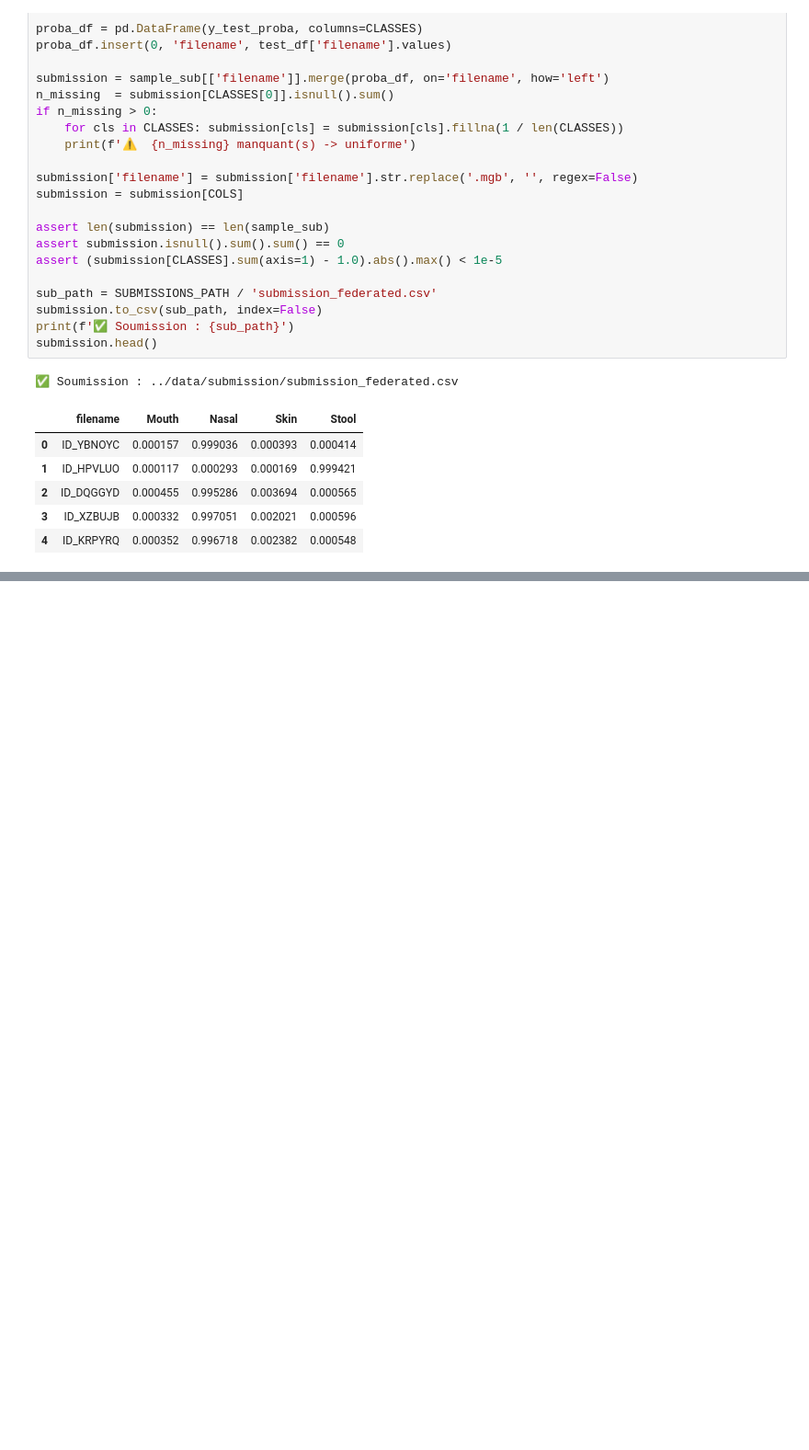
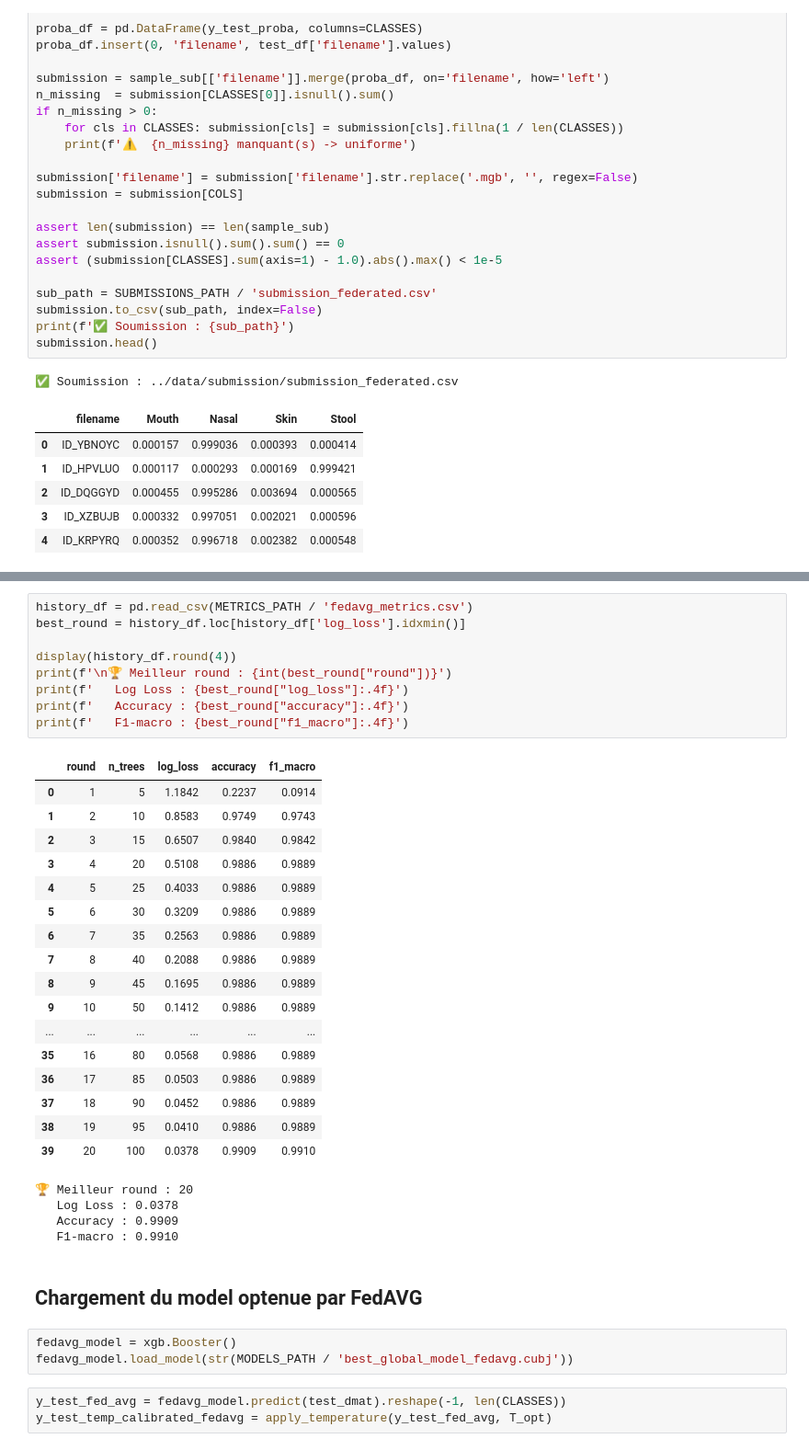
Before and after one commit to ahbarry07/fl-microbiome-mpegG, a Jupyter notebook: notebook/05_federated_model.ipynb, the cells around one changed output, grey strips where cells are left out. Shown at 92% size. Cells and saved outputs as stored; diff of their text form; blank space fills up the shorter version.

Commit message:
adding fedavg strategy

```diff
--- a/notebook/05_federated_model.ipynb
+++ b/notebook/05_federated_model.ipynb
@@ -510,0 +584,39 @@ submission.head()
+# %%
+history_df = pd.read_csv(METRICS_PATH / 'fedavg_metrics.csv')
+best_round = history_df.loc[history_df['log_loss'].idxmin()]
+
+display(history_df.round(4))
+print(f'\n🏆 Meilleur round : {int(best_round["round"])}')
+print(f'   Log Loss : {best_round["log_loss"]:.4f}')
+print(f'   Accuracy : {best_round["accuracy"]:.4f}')
+print(f'   F1-macro : {best_round["f1_macro"]:.4f}')
+# %% [output]
+|  | round | n_trees | log_loss | accuracy | f1_macro |
+| 0 | 1 | 5 | 1.1842 | 0.2237 | 0.0914 |
+| 1 | 2 | 10 | 0.8583 | 0.9749 | 0.9743 |
+| 2 | 3 | 15 | 0.6507 | 0.9840 | 0.9842 |
+| 3 | 4 | 20 | 0.5108 | 0.9886 | 0.9889 |
+| 4 | 5 | 25 | 0.4033 | 0.9886 | 0.9889 |
+| 5 | 6 | 30 | 0.3209 | 0.9886 | 0.9889 |
+| 6 | 7 | 35 | 0.2563 | 0.9886 | 0.9889 |
+| 7 | 8 | 40 | 0.2088 | 0.9886 | 0.9889 |
+| 8 | 9 | 45 | 0.1695 | 0.9886 | 0.9889 |
+| 9 | 10 | 50 | 0.1412 | 0.9886 | 0.9889 |
+| ... | ... | ... | ... | ... | ... |
+| 35 | 16 | 80 | 0.0568 | 0.9886 | 0.9889 |
+| 36 | 17 | 85 | 0.0503 | 0.9886 | 0.9889 |
+| 37 | 18 | 90 | 0.0452 | 0.9886 | 0.9889 |
+| 38 | 19 | 95 | 0.0410 | 0.9886 | 0.9889 |
+| 39 | 20 | 100 | 0.0378 | 0.9909 | 0.9910 |
+🏆 Meilleur round : 20
+   Log Loss : 0.0378
+   Accuracy : 0.9909
+   F1-macro : 0.9910
+# %% [markdown]
+## Chargement du model optenue par FedAVG
+# %%
+fedavg_model = xgb.Booster()
+fedavg_model.load_model(str(MODELS_PATH / 'best_global_model_fedavg.cubj'))
+# %%
+y_test_fed_avg = fedavg_model.predict(test_dmat).reshape(-1, len(CLASSES))
+y_test_temp_calibrated_fedavg = apply_temperature(y_test_fed_avg, T_opt)
```
Also changed, not shown: parts of 7 cells of this notebook, 5 other files.
